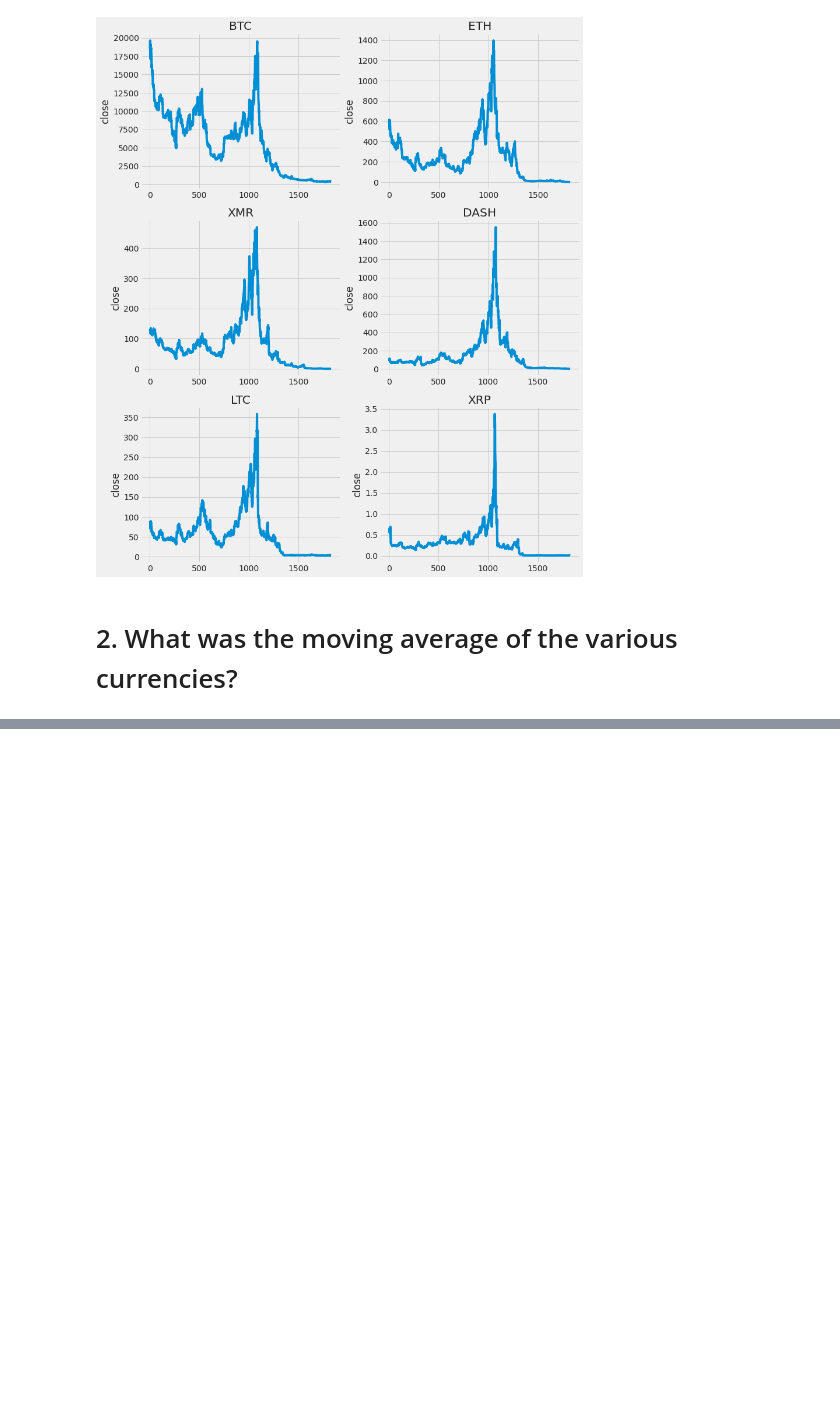
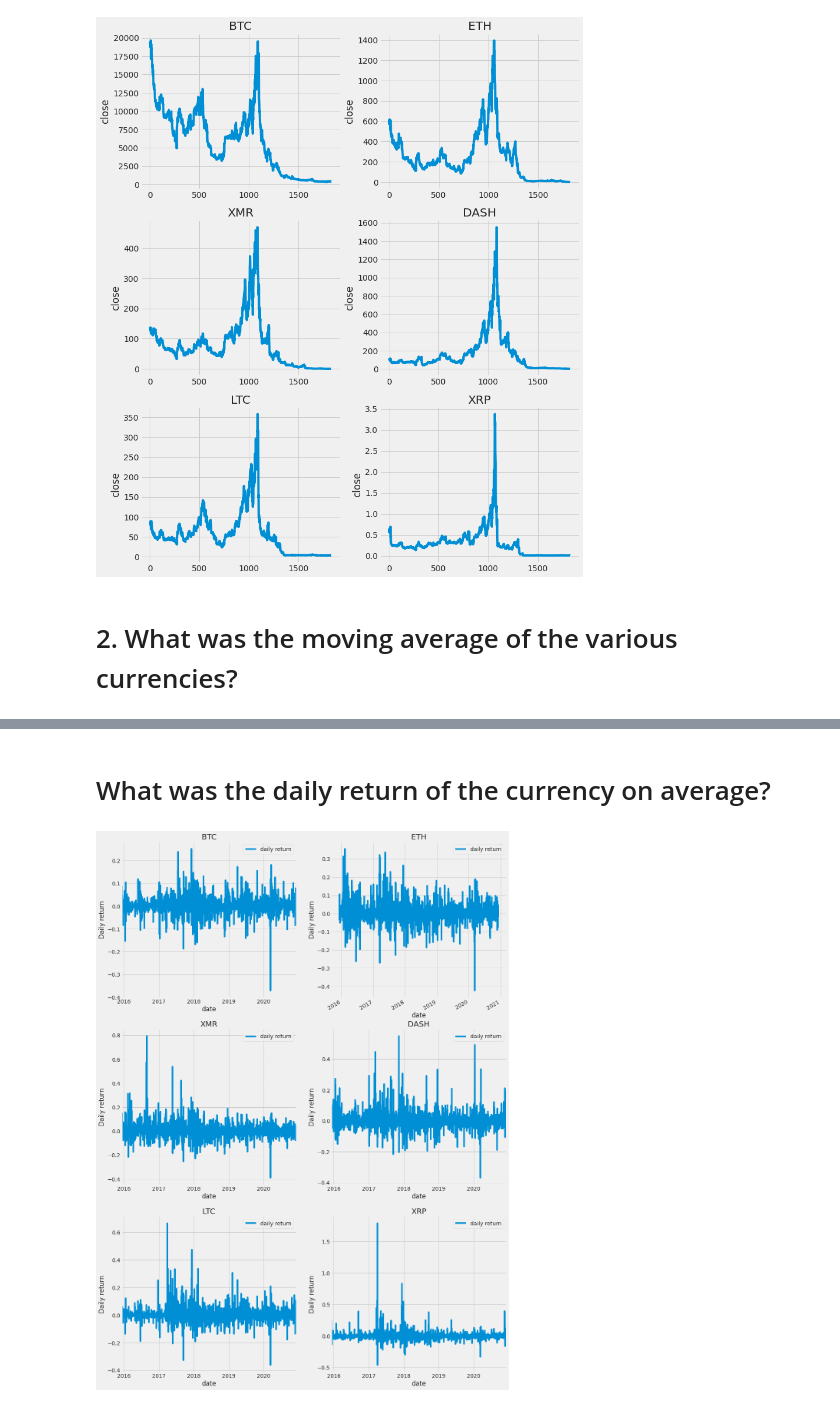
Before and after one commit to Vepnar/Invester-AI, a Jupyter notebook: notebooks/Analysis.ipynb, the cells around one changed output, grey strips where cells are left out. Cells and saved outputs as stored; diff of their text form; code cells hidden in the pictures; blank space fills up the shorter version.

Commit message:
Asnwered daily returns

```diff
--- a/notebooks/Analysis.ipynb
+++ b/notebooks/Analysis.ipynb
@@ -111,0 +101,18 @@ plt.show()
+# %% [markdown]
+# What was the daily return of the currency on average?
+# %%
+fig, axes = plt.subplots(nrows=3, ncols=2)
+fig.set_figheight(16)
+fig.set_figwidth(16)
+plt.subplots_adjust(top=1.4, bottom=1)
+
+for i, market in enumerate(markets):
+    market_data[market]['daily return'] = market_data[market]['close'].pct_change()
+    ax = axes[i // 2, i % 2]
+
+    market_data[market][['date','daily return']].plot(ax=ax,x='date')
+    ax.set_ylabel('Daily return')
+    ax.set_title(market)
+plt.show()
+# %% [output]
+[figure, added]
```
Also changed, not shown: parts of 4 cells of this notebook.
